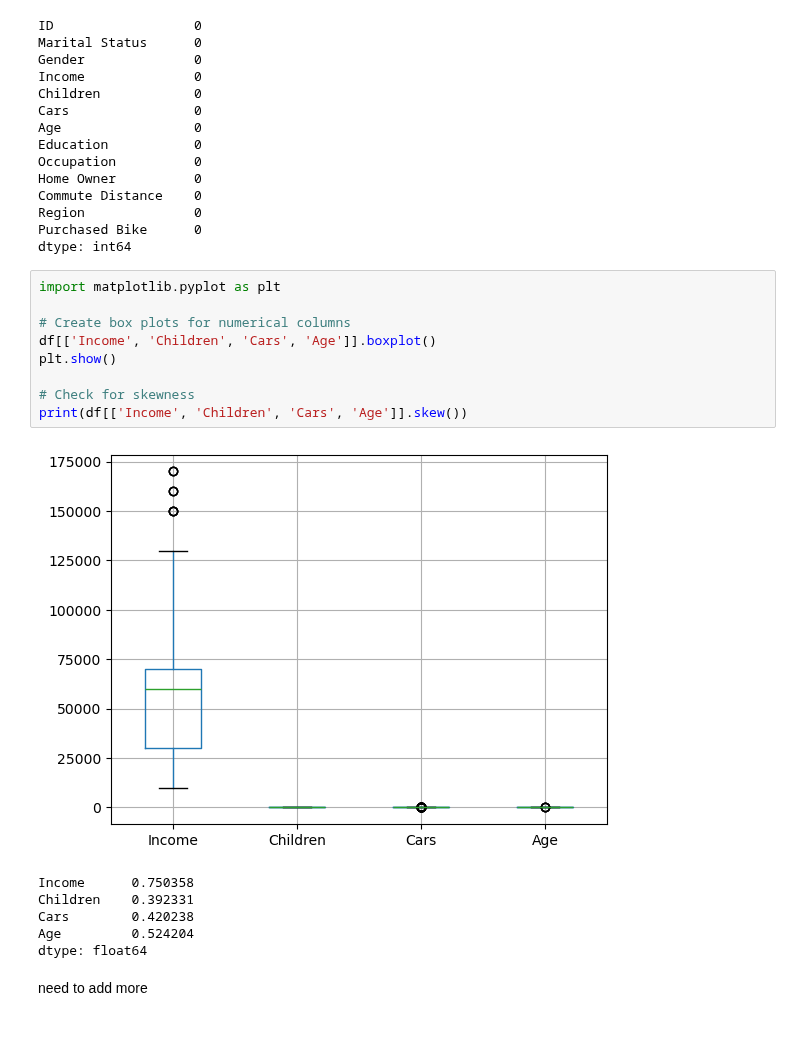
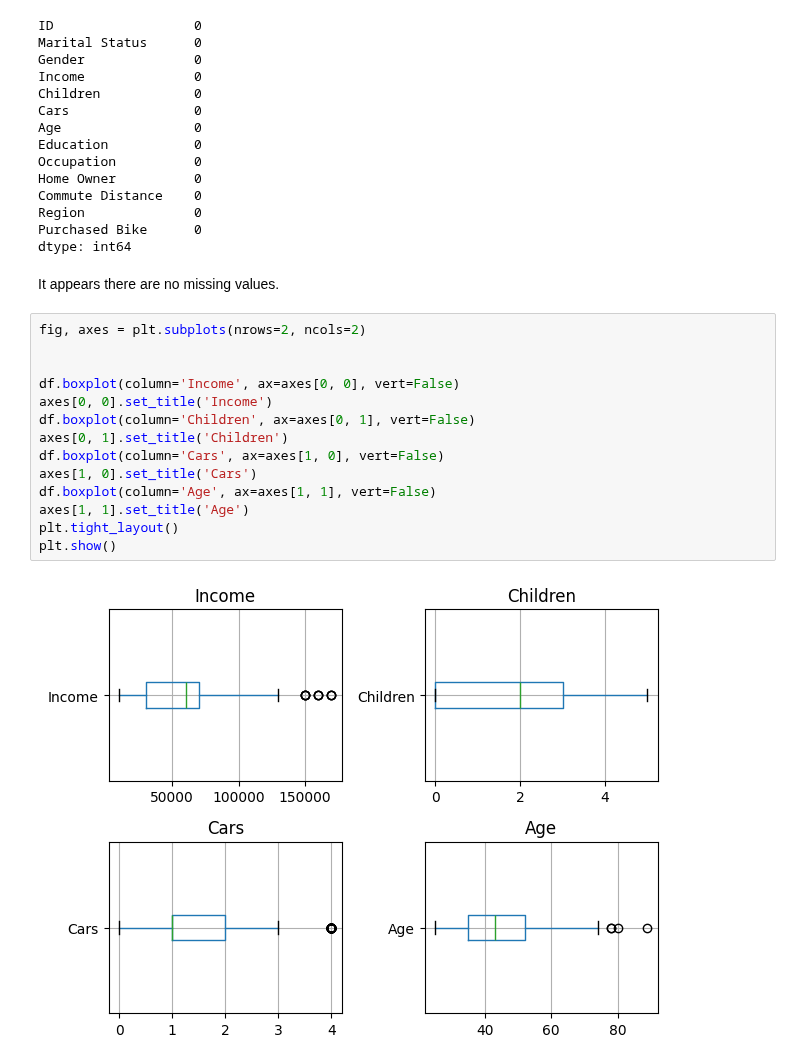
Before and after one commit to DanLightner/BUSA321, a Jupyter notebook: BUSA321/bikebuyers_Lightner.ipynb, the cells around one changed output. Drawn from its saved outputs; the diff is of its cells as text; blank space fills up the shorter version.

```diff
--- a/BUSA321/bikebuyers_Lightner.ipynb
+++ b/BUSA321/bikebuyers_Lightner.ipynb
@@ -63,21 +91,21 @@ Commute Distance    0
 Region              0
 Purchased Bike      0
 dtype: int64
-# %%
-import matplotlib.pyplot as plt
-
-# Create box plots for numerical columns
-df[['Income', 'Children', 'Cars', 'Age']].boxplot()
-plt.show()
-
-# Check for skewness
-print(df[['Income', 'Children', 'Cars', 'Age']].skew())
-# %% [output]
-[figure, removed]
-Income      0.750358
-Children    0.392331
-Cars        0.420238
-Age         0.524204
-dtype: float64
-# %% [markdown]
-need to add more
+# %% [markdown]
+It appears there are no missing values.
+# %%
+fig, axes = plt.subplots(nrows=2, ncols=2)
+
+
+df.boxplot(column='Income', ax=axes[0, 0], vert=False)
+axes[0, 0].set_title('Income')
+df.boxplot(column='Children', ax=axes[0, 1], vert=False)
+axes[0, 1].set_title('Children')
+df.boxplot(column='Cars', ax=axes[1, 0], vert=False)
+axes[1, 0].set_title('Cars')
+df.boxplot(column='Age', ax=axes[1, 1], vert=False)
+axes[1, 1].set_title('Age')
+plt.tight_layout()
+plt.show()
+# %% [output]
+[figure, added]
```
Also changed, not shown: parts of 21 cells of this notebook.
